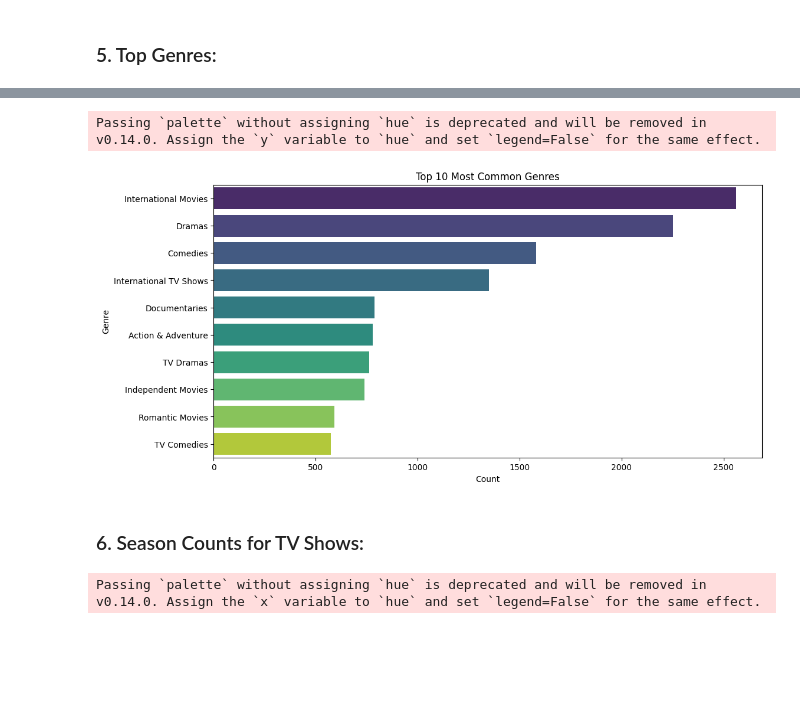
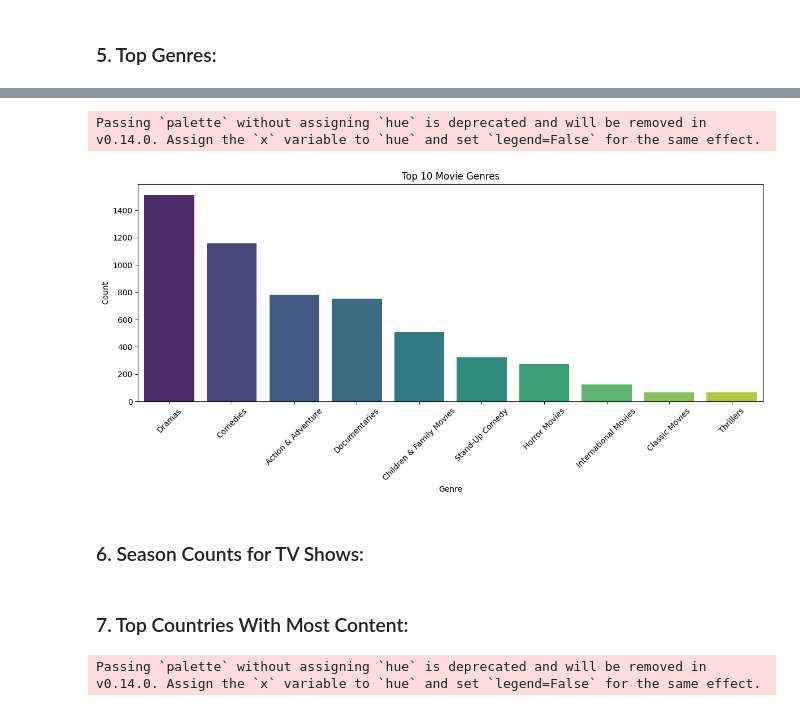
Before and after one commit to Mughees2005/EDA--Netflix-Movies-and-TV-Shows, a Jupyter notebook: EDA.ipynb, the cells around one changed output, grey strips where cells are left out. Cells and saved outputs as stored; diff of their text form; code cells hidden in the pictures; blank space fills up the shorter version.

```diff
--- a/EDA.ipynb
+++ b/EDA.ipynb
@@ -236,3 +237,8 @@ df['director'].fillna('Unkknown', inplace=True)
 df['director'].isnull().sum()
 # %% [output]
 0
+# %%
+# creating a new column 'genre' by splitting the 'listed_in' column which helps us in visualizing the data and analyzing the data better
+df['genre'] = df['listed_in'].apply(lambda x: x.split(',')[0] if isinstance(x, str) else x)
+# check the unique values of genre
+df['genre'].unique()
@@ -526,17 +559,19 @@ fig.show()
 # %%
-# Display only the top 10 genres
-top_10_genres = genre_df.head(10)
+# Filter the dataset for movies only
+movies_genre_counts = df[df['type'] == 'Movie']['genre'].value_counts().head(10)
 
-# Plot the bar chart
+# Create a bar plot for the top 10 genres
 plt.figure(figsize=(12, 6))
-sns.barplot(data=top_10_genres, x='Count', y='Genre', palette='viridis')
-plt.title('Top 10 Most Common Genres')
-plt.xlabel('Count')
-plt.ylabel('Genre')
+sns.barplot(x=movies_genre_counts.index, y=movies_genre_counts.values, palette='viridis')
+plt.title('Top 10 Movie Genres')
+plt.xlabel('Genre')
+plt.ylabel('Count')
+plt.xticks(rotation=45)
+plt.tight_layout()
 plt.show()
 # %% [output]
-Passing `palette` without assigning `hue` is deprecated and will be removed in v0.14.0. Assign the `y` variable to `hue` and set `legend=False` for the same effect.
+Passing `palette` without assigning `hue` is deprecated and will be removed in v0.14.0. Assign the `x` variable to `hue` and set `legend=False` for the same effect.
-[figure, old version]
+[figure, new version]
 # %% [markdown]
 ### 6. Season Counts for TV Shows:
 # %%
@@ -558,6 +593,8 @@ fig.update_layout(
 )
 
 fig.show()
+# %% [markdown]
+### 7. Top Countries With Most Content:
 # %%
 # creating bar plot of top 10 countries with most content
 top_10_countries = df['country'].value_counts().head(10)
```
Also changed, not shown: parts of 7 cells of this notebook, 1 other file.
